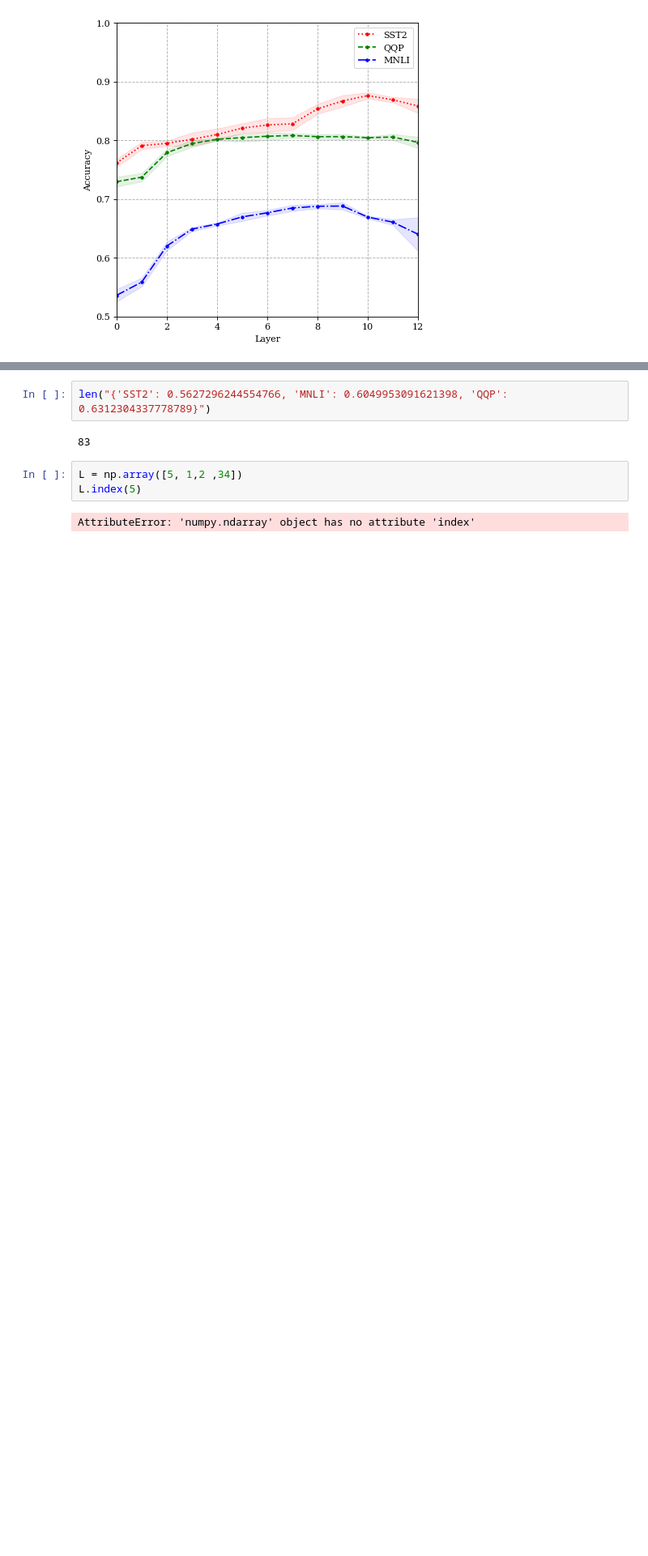
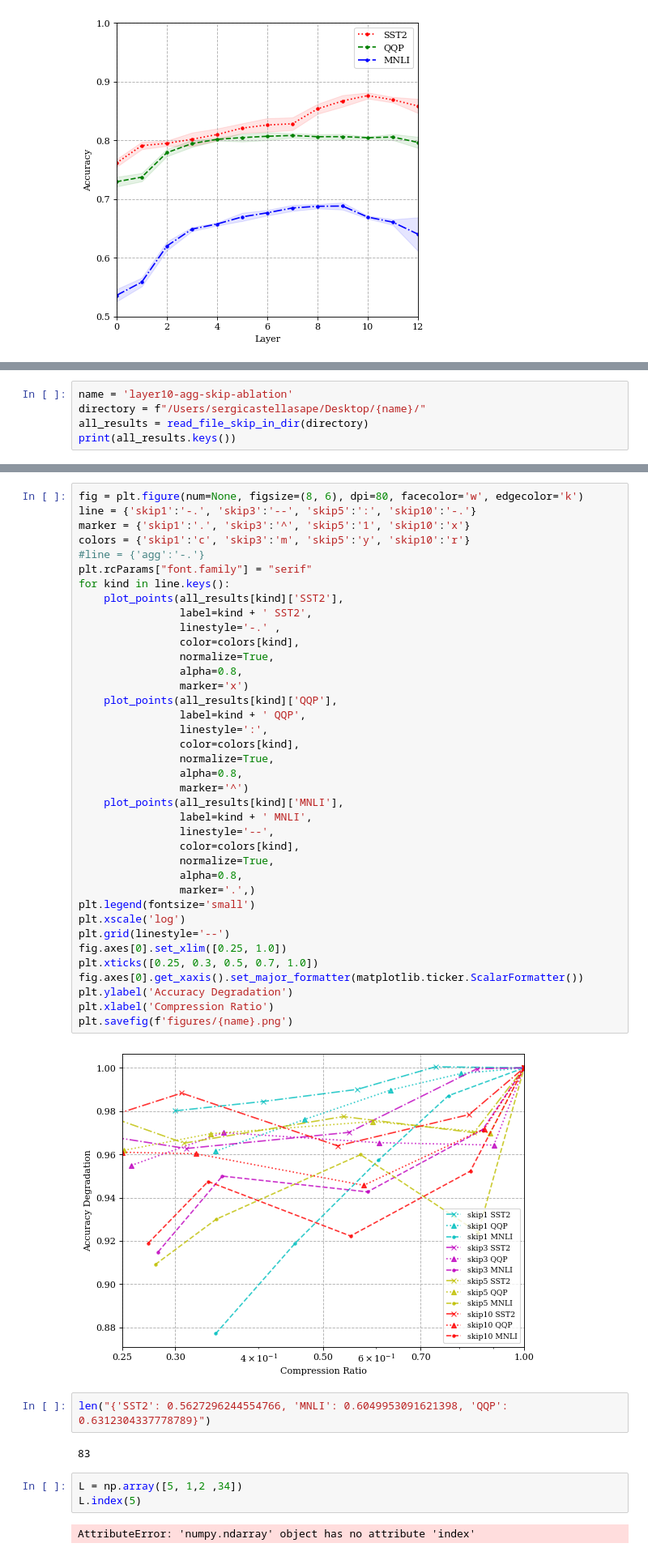
Before and after one commit to sergicastellasape/semantic-compression, a Jupyter notebook: plotting_figures.ipynb, the cells around one changed output, grey strips where cells are left out. Shown at 81% size. Cells and saved outputs as stored; diff of their text form; blank space fills up the shorter version.

```diff
--- a/plotting_figures.ipynb
+++ b/plotting_figures.ipynb
@@ -148,0 +188,5 @@ plot_points([(0, 0.1), (0.2, 0.4), (0.5, 3)])
+# %%
+name = 'layer10-agg-skip-ablation'
+directory = f"/Users/sergicastellasape/Desktop/{name}/"
+all_results = read_file_skip_in_dir(directory)
+print(all_results.keys())
@@ -149,3 +195,43 @@ plot_points([(0, 0.1), (0.2, 0.4), (0.5, 3)])
+# %%
+fig = plt.figure(num=None, figsize=(8, 6), dpi=80, facecolor='w', edgecolor='k')
+line = {'skip1':'-.', 'skip3':'--', 'skip5':':', 'skip10':'-.'}
+marker = {'skip1':'.', 'skip3':'^', 'skip5':'1', 'skip10':'x'}
+colors = {'skip1':'c', 'skip3':'m', 'skip5':'y', 'skip10':'r'}
+#line = {'agg':'-.'}
+plt.rcParams["font.family"] = "serif"
+for kind in line.keys():
+    plot_points(all_results[kind]['SST2'],
+                label=kind + ' SST2',
+                linestyle='-.' ,
+                color=colors[kind],
+                normalize=True,
+                alpha=0.8,
+                marker='x')
+    plot_points(all_results[kind]['QQP'],
+                label=kind + ' QQP',
+                linestyle=':',
+                color=colors[kind],
+                normalize=True,
+                alpha=0.8,
+                marker='^')
+    plot_points(all_results[kind]['MNLI'],
+                label=kind + ' MNLI',
+                linestyle='--',
+                color=colors[kind],
+                normalize=True,
+                alpha=0.8,
+                marker='.',)
+plt.legend(fontsize='small')
+plt.xscale('log')
+plt.grid(linestyle='--')
+fig.axes[0].set_xlim([0.25, 1.0])
+plt.xticks([0.25, 0.3, 0.5, 0.7, 1.0])
+fig.axes[0].get_xaxis().set_major_formatter(matplotlib.ticker.ScalarFormatter())
+plt.ylabel('Accuracy Degradation')
+plt.xlabel('Compression Ratio')
+plt.savefig(f'figures/{name}.png')
+# %% [output]
+[figure, added]
 # %%
 len("{'SST2': 0.5627296244554766, 'MNLI': 0.6049953091621398, 'QQP': 0.6312304337778789}")
 # %% [output]
```
Also changed, not shown: parts of 13 cells of this notebook.
